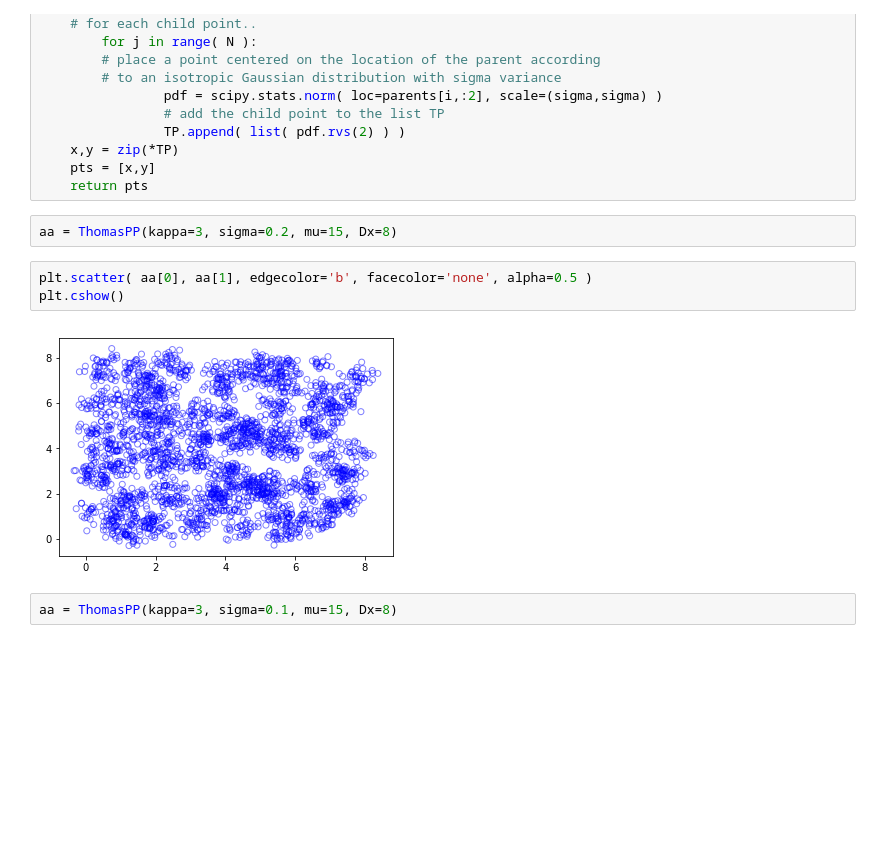
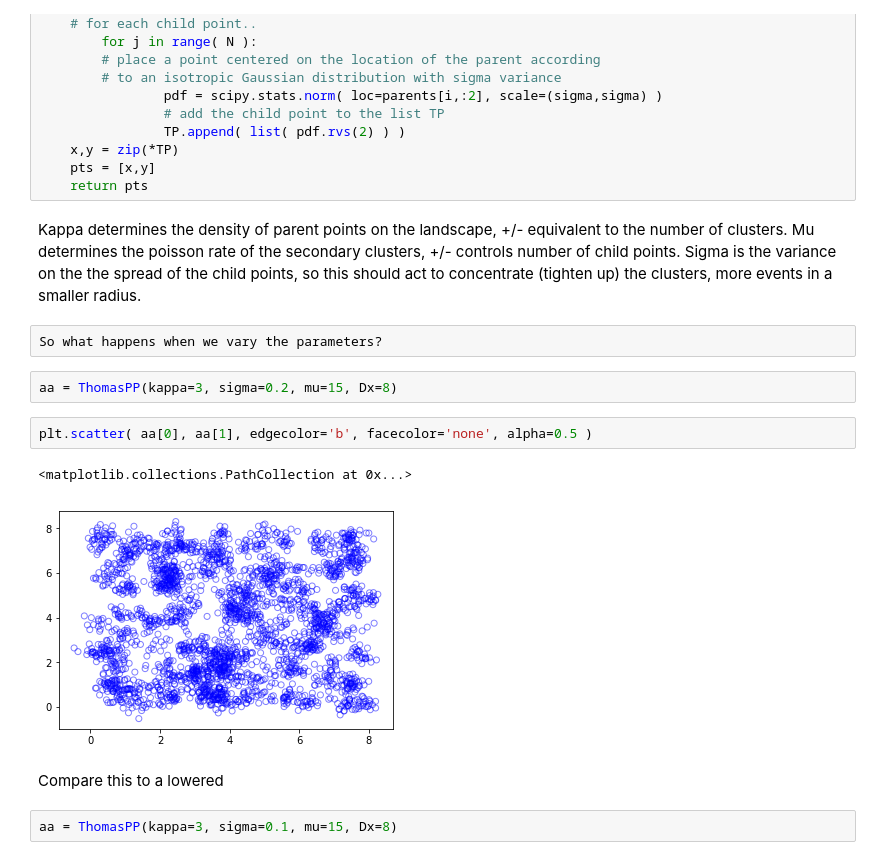
Before and after one commit to danchurch/FA_ABM, a Jupyter notebook: clustering.ipynb, the cells around one changed output. Drawn from its saved outputs; the diff is of its cells as text; blank space fills up the shorter version.

```diff
--- a/clustering.ipynb
+++ b/clustering.ipynb
@@ -56,13 +63,20 @@ def ThomasPP( kappa, sigma, mu, Dx ):
     x,y = zip(*TP)
     pts = [x,y]
     return pts
+# %% [markdown]
+
+Kappa determines the density of parent points on the landscape, +/- equivalent to the number of clusters. Mu determines the poisson rate of the secondary clusters, +/- controls number of child points. Sigma is the variance on the the spread of the child points, so this should act to concentrate (tighten up) the clusters, more events in a smaller radius.
+# %%
+So what happens when we vary the parameters?
 # %%
 aa = ThomasPP(kappa=3, sigma=0.2, mu=15, Dx=8)
 # %%
 plt.scatter( aa[0], aa[1], edgecolor='b', facecolor='none', alpha=0.5 )
-plt.cshow()
 # %% [output]
+<matplotlib.collections.PathCollection at 0x...>
-[figure, old version]
+[figure, new version]
+# %% [markdown]
+Compare this to a lowered
 # %%
 aa = ThomasPP(kappa=3, sigma=0.1, mu=15, Dx=8)
 # %%
```
Also changed, not shown: parts of 18 cells of this notebook.
